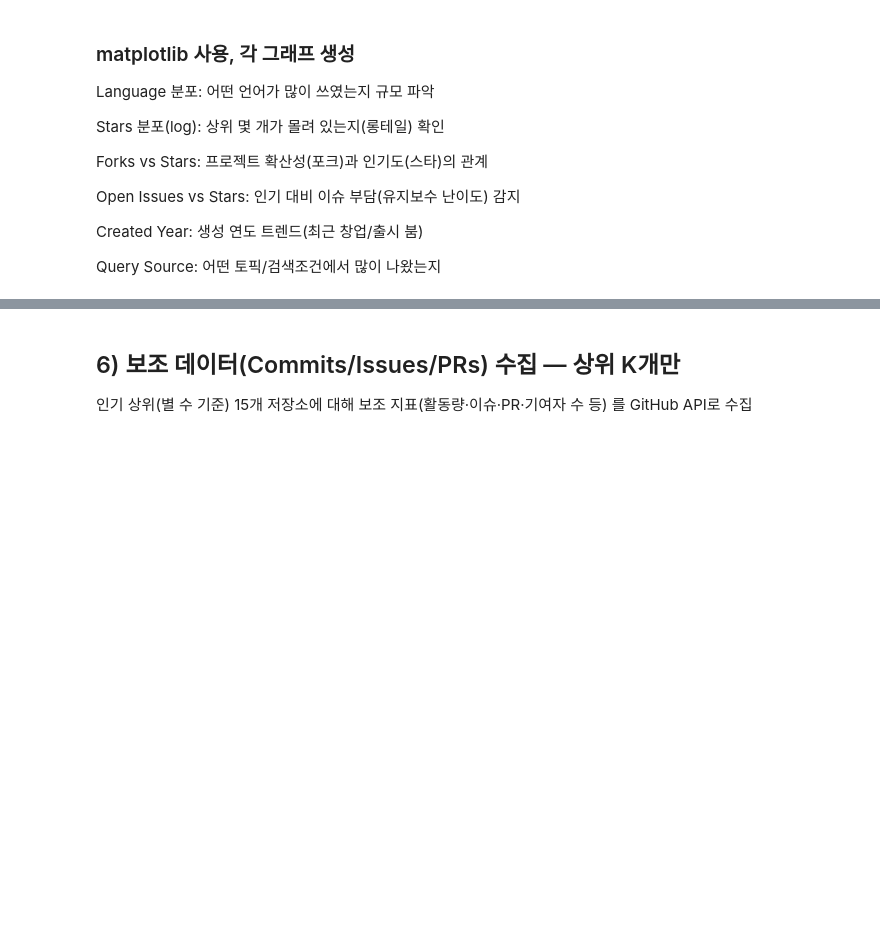
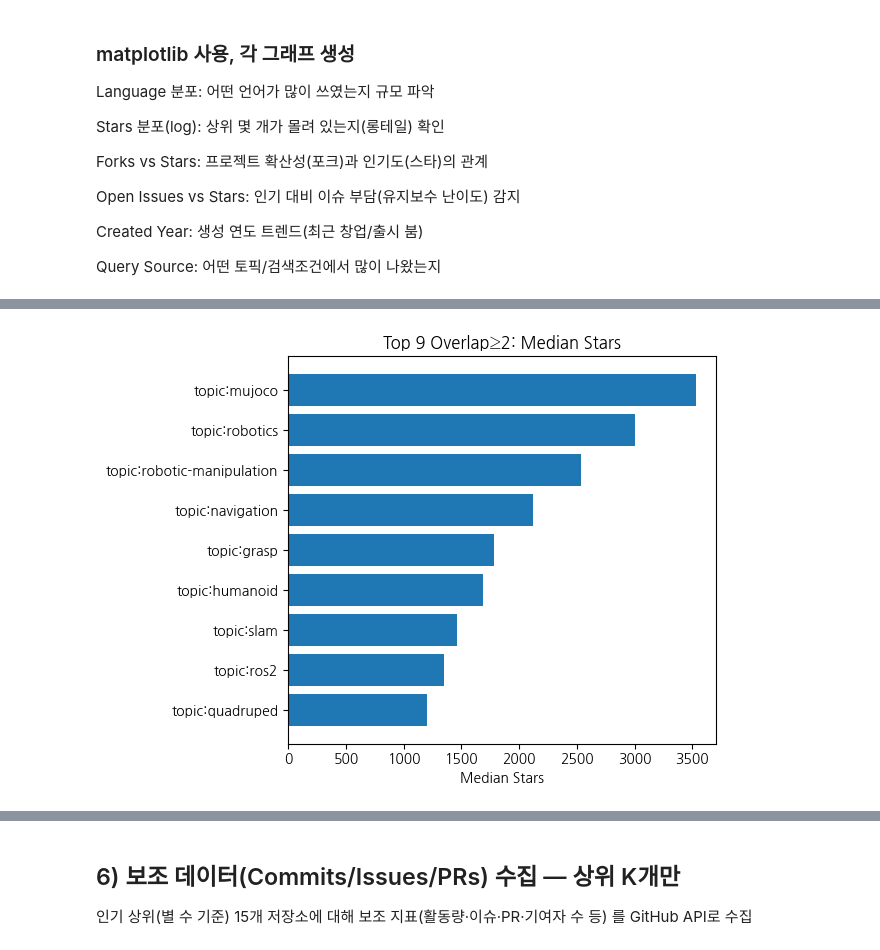
Before and after one commit to addinedu-ros-11th/eda-repo-3, a Jupyter notebook: Trendbot_Online_Notebook_Final_AI.ipynb, the cells around one changed output, grey strips where cells are left out. Cells and saved outputs as stored; diff of their text form; code cells hidden in the pictures; blank space fills up the shorter version.

```diff
--- a/Trendbot_Online_Notebook_Final_AI.ipynb
+++ b/Trendbot_Online_Notebook_Final_AI.ipynb
@@ -568,0 +2097,90 @@ display(
+# %%
+# ============================================
+# 🏅 교집합 자동 추출: 여러 기준에 공통으로 등장하는 강력 후보 뽑기
+#  - min_criteria_list: [2,3,4] 등으로 여러 임계치 전부 출력
+#  - 각 후보에 대해 요약 메트릭 계산:
+#       repos 수, stars 합/평균/중앙값, 최근활동(last_active) 최대,
+#       언어 다양도(#unique languages), 포함된 기준 목록
+#  - 테이블은 overlap 개수(desc) → stars_median(desc) → repos(desc) 순으로 정렬
+# ============================================
+
+from collections import defaultdict
+
+# 준비물: overlap_mat (items×criteria 0/1), df (원본), criteria (기준명 리스트), sets_dict
+assert 'overlap_mat' in globals() and 'df' in globals() and 'criteria' in globals(), \
+    "overlap_mat/df/criteria가 필요합니다. 앞 단계 코드를 먼저 실행하세요."
+
+def summarize_candidates(df, items):
+    """items: Query Source 문자열 리스트 (overlap_mat의 인덱스 값들)"""
+    # 원본 df에는 query_source가 동일 이름으로 존재
+    sub = df[df["query_source"].isin(items)].copy()
+
+    # 각 query_source 별 요약
+    agg = (sub.groupby("query_source")
+              .agg(
+                   repos=("full_name", "count"),
+                   stars_sum=("stargazers_count","sum"),
+                   stars_mean=("stargazers_count","mean"),
+                   stars_median=("stargazers_count","median"),
+                   last_active_max=("last_active","max"),
+                   languages_uniq=("language", "nunique")
+              )
+          )
+
+    # 포함된 기준 목록/개수 추가
+    crit_cols = []
+    for crit in criteria:
+        col = f"in_{crit}"
+        agg[col] = overlap_mat.loc[agg.index, crit].astype(int).reindex(agg.index).fillna(0).astype(int)
+        crit_cols.append(col)
+
+    agg["overlap_count"] = agg[crit_cols].sum(axis=1)
+    agg["included_criteria"] = [
+        ", ".join([c for c in criteria if overlap_mat.loc[item, c] == 1])
+        for item in agg.index
+    ]
+
+    # 정렬: overlap_count(desc) → stars_median(desc) → repos(desc)
+    agg_sorted = agg.sort_values(by=["overlap_count","stars_median","repos"], ascending=[False, False, False])
+    return agg_sorted
+
+def select_overlap_candidates(overlap_mat, min_criteria=2):
+    """overlap_mat에서 지정 임계치 이상 포함된 아이템만 반환"""
+    mask = overlap_mat.sum(axis=1) >= min_criteria
+    return list(overlap_mat.index[mask])
+
+# 여러 임계치에 대해 모두 출력
+min_criteria_list = [2, 3, 4]   # 필요시 [2,3,4,5]로 확대 가능
+results_by_k = {}
+
+for k in min_criteria_list:
+    items_k = select_overlap_candidates(overlap_mat, min_criteria=k)
+    if len(items_k) == 0:
+        print(f"[INFO] 기준 {k}+ 교집합 후보가 없습니다.")
+        continue
+
+    summary_k = summarize_candidates(df, items_k)
+    results_by_k[k] = summary_k
+
+    print(f"\n================  ✅ 교집합 후보 (기준 {k}+개 동시 포함) — {len(items_k)}개  ================\n")
+    display(summary_k)
+
+    # 상위 몇 개만 바차트(선택) — 발표용 하이라이트
+    top_n_highlight = min(12, len(summary_k))
+    top_show = summary_k.head(top_n_highlight).sort_values("stars_median")  # barh를 위해 오름차순
+    plt.figure()
+    plt.barh(top_show.index, top_show["stars_median"])
+    plt.title(f"Top {top_n_highlight} Overlap≥{k}: Median Stars")
+    plt.xlabel("Median Stars")
+    plt.tight_layout()
+    plt.show()
+
+# 보너스: 임계치별 교집합 규모 요약
+if results_by_k:
+    size_df = pd.DataFrame(
+        {"min_criteria": list(results_by_k.keys()),
+         "num_candidates": [len(v) for v in results_by_k.values()]}
+    ).sort_values("min_criteria")
+    print("\n📌 임계치별 교집합 후보 개수 요약")
+    display(size_df)
+# %% [output]
@@ -568,0 +2199 @@ display(
+[figure, added]
```
Also changed, not shown: parts of 18 cells of this notebook.
